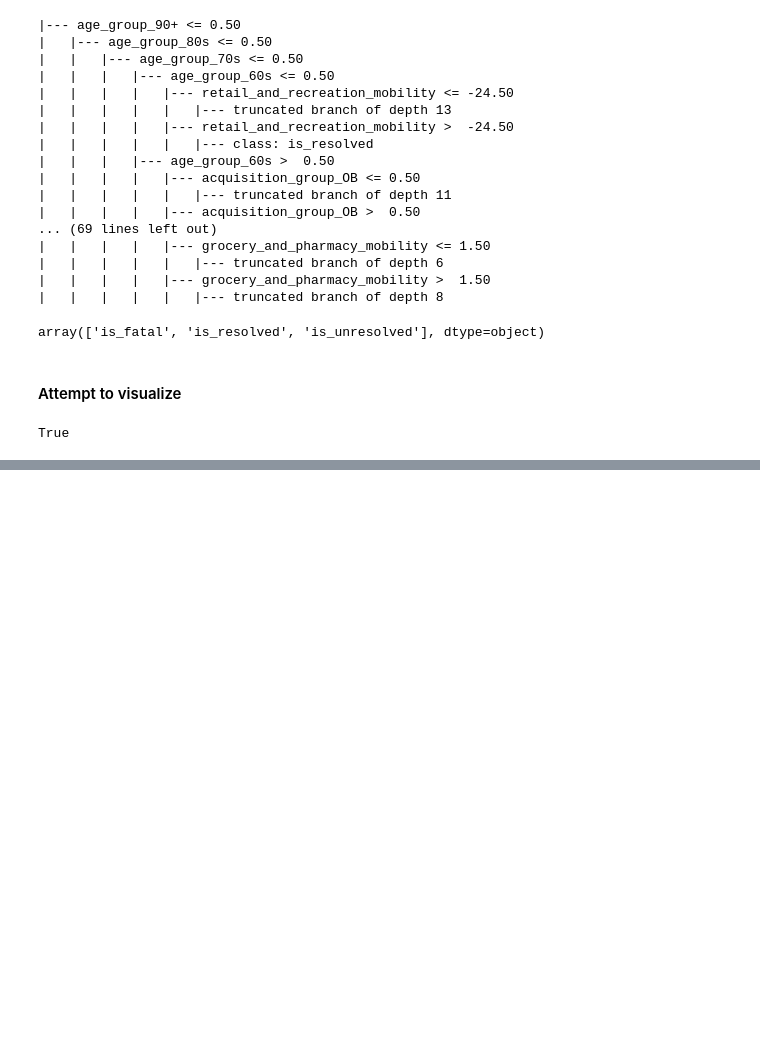
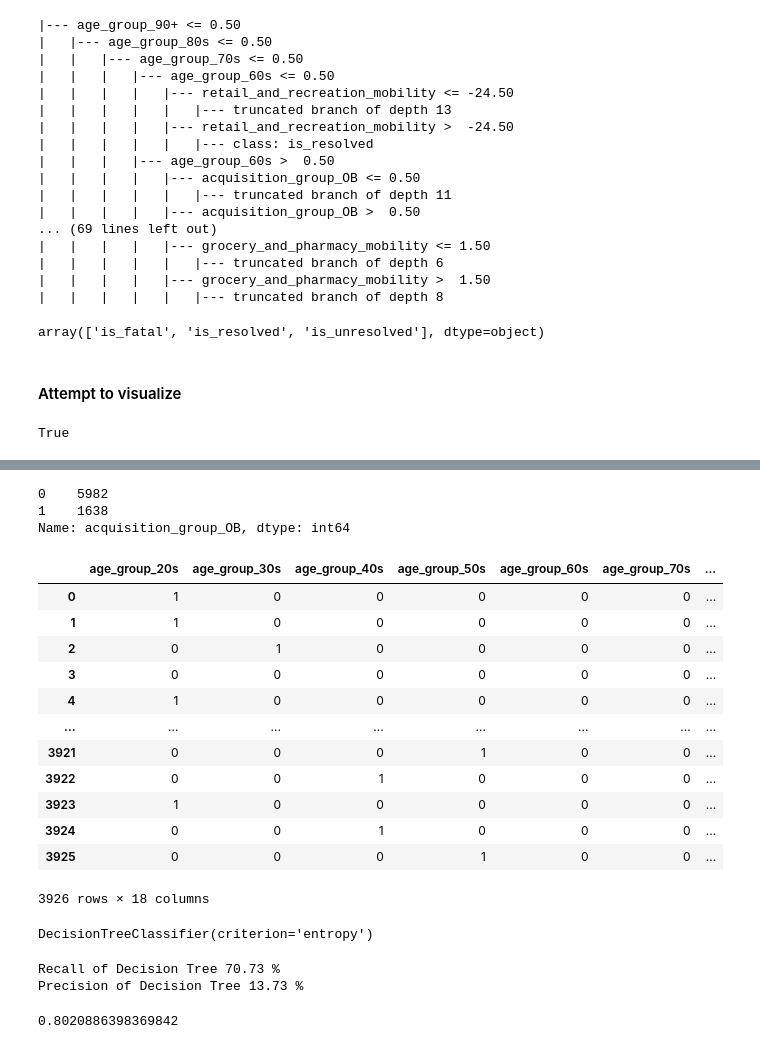
Before and after one commit to vekshan/Covid-19-Tracking-and-Lifestyle-Trends, a Jupyter notebook: Data Mining/decision_tree.ipynb, the cells around one changed output, grey strips where cells are left out. Saved outputs shown, nothing was run; the diff lists cells and outputs as text; code cells hidden in the pictures; blank space fills up the shorter version.

Commit message:
[NEW] Add binary problem for decision tree and update visualizations for trees

```diff
--- a/Data Mining/decision_tree.ipynb
+++ b/Data Mining/decision_tree.ipynb
@@ -92,0 +105,51 @@ True
+# %%
+y_train_3d = pd.read_csv('y_train.csv')
+y_test_3d = pd.read_csv('y_test.csv')
+new_df = pd.concat([X_train, y_train_3d], axis=1)
+# %%
+y_train_ob = new_df.iloc[:,4:5]
+X_train_ob = new_df.drop(new_df.iloc[:,0:6], axis = 1)
+new_df = pd.concat([X_test, y_test_3d], axis=1)
+y_test_ob = new_df.iloc[:,4:5]
+X_test_ob = new_df.drop(new_df.iloc[:,0:6], axis = 1)
+# %%
+y_train_ob.acquisition_group_OB.value_counts()
+# %% [output]
+0    5982
+1    1638
+Name: acquisition_group_OB, dtype: int64
+# %%
+X_test_ob
+# %% [output]
+|  | age_group_20s | age_group_30s | age_group_40s | age_group_50s | age_group_60s | age_group_70s | ... |
+| 0 | 1 | 0 | 0 | 0 | 0 | 0 | ... |
+| 1 | 1 | 0 | 0 | 0 | 0 | 0 | ... |
+| 2 | 0 | 1 | 0 | 0 | 0 | 0 | ... |
+| 3 | 0 | 0 | 0 | 0 | 0 | 0 | ... |
+| 4 | 1 | 0 | 0 | 0 | 0 | 0 | ... |
+| ... | ... | ... | ... | ... | ... | ... | ... |
+| 3921 | 0 | 0 | 0 | 1 | 0 | 0 | ... |
+| 3922 | 0 | 0 | 1 | 0 | 0 | 0 | ... |
+| 3923 | 1 | 0 | 0 | 0 | 0 | 0 | ... |
+| 3924 | 0 | 0 | 1 | 0 | 0 | 0 | ... |
+| 3925 | 0 | 0 | 0 | 1 | 0 | 0 | ... |
+3926 rows × 18 columns
+# %%
+dt_ob = DecisionTreeClassifier(criterion='entropy')
+dt_ob.fit(X_train_ob, y_train_ob)
+# %% [output]
+DecisionTreeClassifier(criterion='entropy')
+# %%
+y_pred_ob = dt_ob.predict(X_test_ob)
+recall_ob = recall_score(y_pred_ob, y_test_ob) * 100
+precision_ob = precision_score(y_pred_ob, y_test_ob) * 100
+print("Recall of Decision Tree {:.2f} %".format(recall_ob))
+print("Precision of Decision Tree {:.2f} %".format(precision_ob))
+# %% [output]
+Recall of Decision Tree 70.73 %
+Precision of Decision Tree 13.73 %
+# %%
+from sklearn.metrics import accuracy_score
+accuracy_score(y_pred_ob,y_test_ob)
+# %% [output]
+0.8020886398369842
```
Also changed, not shown: parts of 8 cells of this notebook, 4 other files.
